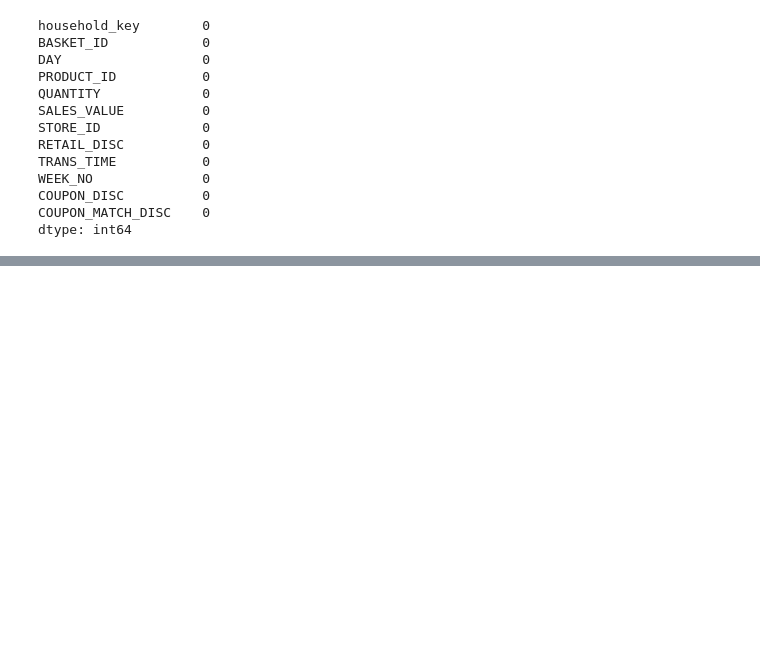
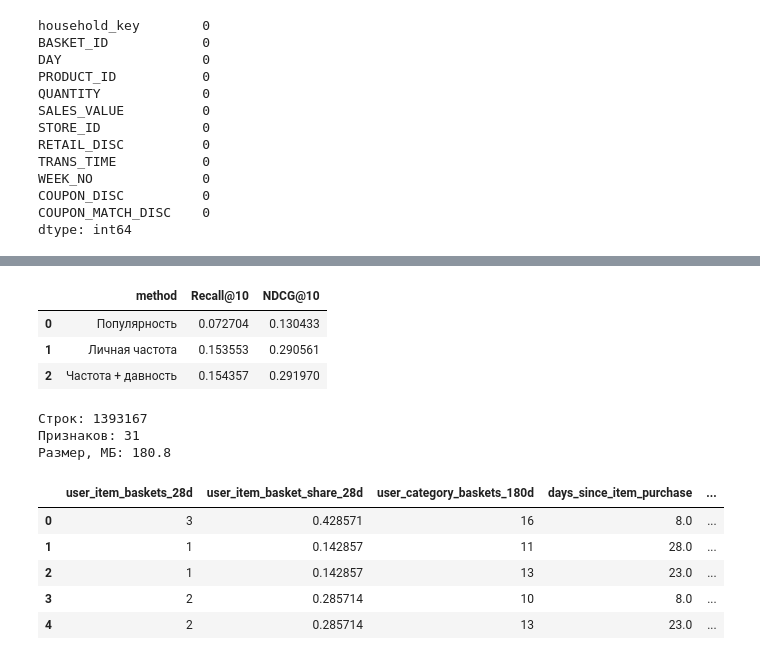
Before and after one commit to AlexIK3404/T-Lab_RecSys_Testwork, a Jupyter notebook: Untitled.ipynb, the cells around one changed output, grey strips where cells are left out. Cells and saved outputs as stored; diff of their text form; code cells hidden in the pictures; blank space fills up the shorter version.

```diff
--- a/Untitled.ipynb
+++ b/Untitled.ipynb
@@ -247,0 +306,12 @@ dtype: int64
+# %%
+HORIZON = 7
+
+cutoffs = {
+    "train": list(range(367, 564, 28)),
+    "validation": [591, 619],
+    "test": [647, 675, 703],
+}
+
+assert max(cutoffs["train"]) + HORIZON <= min(cutoffs["validation"])
+assert max(cutoffs["validation"]) + HORIZON <= min(cutoffs["test"])
+assert max(cutoffs["test"]) + HORIZON - 1 <= purchases["DAY"].max()
@@ -247,0 +703,21 @@ dtype: int64
+# %%
+scores = {
+    "Популярность": "global_baskets_28d",
+    "Личная частота": "user_baskets_180d",
+    "Частота + давность": "frequency_recency_score",
+}
+
+results = pd.DataFrame([
+    {
+        "method": name,
+        **evaluate_ranking(baseline, positives, score_col),
+    }
+    for name, score_col in scores.items()
+])
+
+display(results)
+# %% [output]
+|  | method | Recall@10 | NDCG@10 |
+| 0 | Популярность | 0.072704 | 0.130433 |
+| 1 | Личная частота | 0.153553 | 0.290561 |
+| 2 | Частота + давность | 0.154357 | 0.291970 |
@@ -247,0 +841,37 @@ dtype: int64
+# %%
+train_features, categorical_features = build_manual_features(
+    purchases, products, candidates, cutoff=t
+)
+
+excluded_cols = {"household_key", "PRODUCT_ID", "cutoff", "label"}
+feature_cols = [
+    col for col in train_features.columns
+    if col not in excluded_cols
+]
+
+print("Строк:", len(train_features))
+print("Признаков:", len(feature_cols))
+print(
+    "Размер, МБ:",
+    round(train_features.memory_usage(deep=True).sum() / 1024**2, 1),
+)
+
+display(train_features[
+    [
+        "user_item_baskets_28d",
+        "user_item_basket_share_28d",
+        "user_category_baskets_180d",
+        "days_since_item_purchase",
+        "item_seen_before",
+    ]
+].head())
+# %% [output]
+Строк: 1393167
+Признаков: 31
+Размер, МБ: 180.8
+|  | user_item_baskets_28d | user_item_basket_share_28d | user_category_baskets_180d | days_since_item_purchase | ... |
+| 0 | 3 | 0.428571 | 16 | 8.0 | ... |
+| 1 | 1 | 0.142857 | 11 | 28.0 | ... |
+| 2 | 1 | 0.142857 | 13 | 23.0 | ... |
+| 3 | 2 | 0.285714 | 10 | 8.0 | ... |
+| 4 | 2 | 0.285714 | 13 | 23.0 | ... |
```
Also changed, not shown: parts of 13 cells of this notebook.
